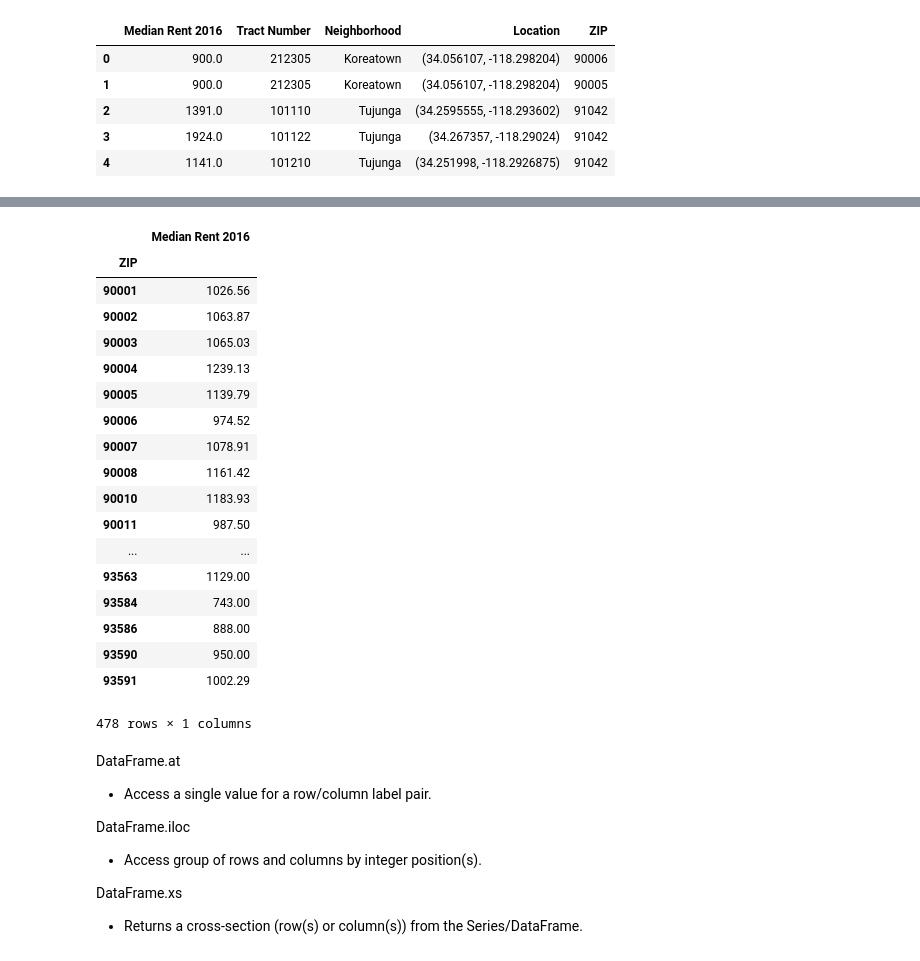
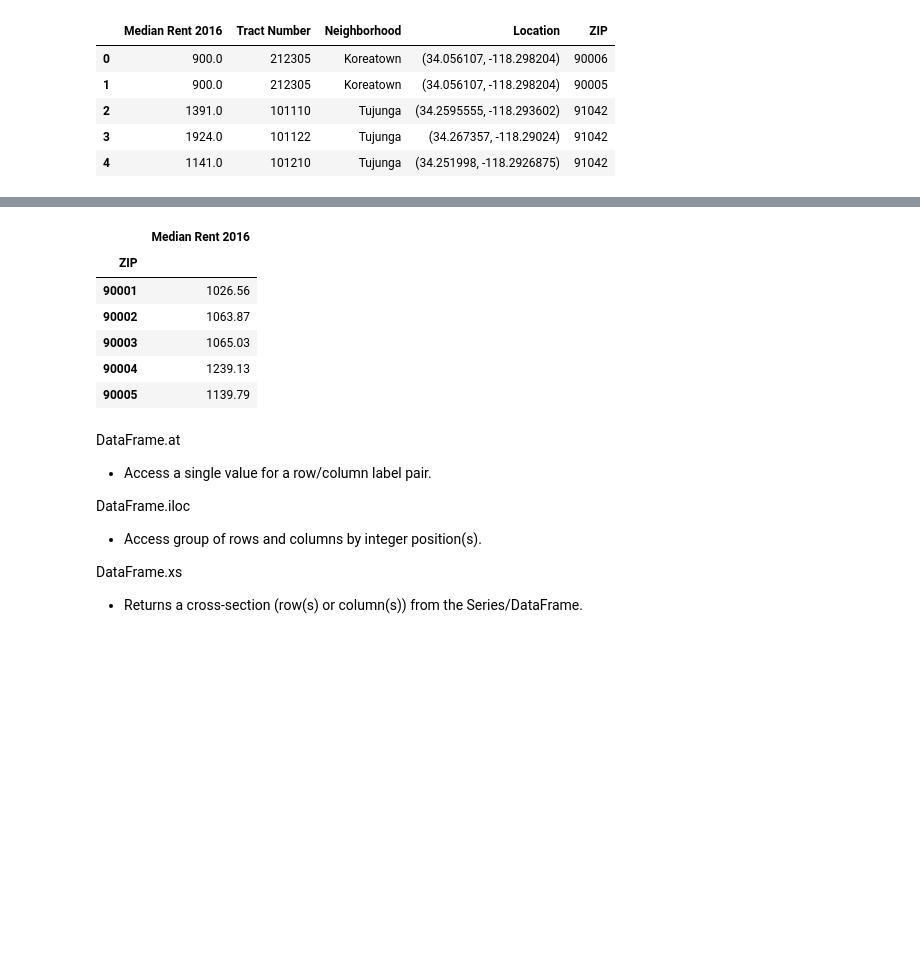
Before and after one commit to RandallPark/USCGroupProj, a Jupyter notebook: Housing/HousingNotebook.ipynb, the cells around one changed output, grey strips where cells are left out. Cells and saved outputs as stored; diff of their text form; code cells hidden in the pictures; blank space fills up the shorter version.

````diff
--- a/Housing/HousingNotebook.ipynb
+++ b/Housing/HousingNotebook.ipynb
@@ -69,3 +81,7 @@ DataFrame.rename supports two calling conventions
 1  2  5
 2  3  6
 ```
+# %%
+#Create DataFrame with just 2016(most recent) data
+housing_2016 = housing_data[housing_data.Date == '1/1/16']
+housing_2016
@@ -72,7 +107,4 @@ DataFrame.rename supports two calling conventions
 # %%
-#Create DataFrame with just 2016(most recent) data
-housing_2016 = housing_data[housing_data.Date == '01/01/2016']
-
 housing_2016 = housing_2016.dropna(subset=['Amount'])
 
 #Reset index for new DF
@@ -87,7 +119,7 @@ housing_2016 = housing_2016.drop(['Policy Area','Year','Variable','Dataset', 'Tr
 #Rename column
 housing_2016= housing_2016.rename(columns = {'Amount': 'Median Rent 2016'})
 
-housing_2016.head()
+housing_2016
 #by_neighborhood = housing_data.goupby
 # %% [output]
 |  | Median Rent 2016 | Tract Number | Neighborhood | Location |
@@ -206,28 +230,16 @@ housing_with_zip1
 # %%
 #housing_with_zip2 = housing_with_zip.drop()
 housing_with_zip2 = pd.DataFrame(round(housing_with_zip.groupby(['ZIP']).mean(),2))
 housing_with_zip2 = housing_with_zip2.drop('Tract Number', axis=1)
-housing_with_zip2
+housing_with_zip2.head()
 # %% [output]
 |  | Median Rent 2016 |
 | ZIP |  |
 | 90001 | 1026.56 |
 | 90002 | 1063.87 |
 | 90003 | 1065.03 |
 | 90004 | 1239.13 |
 | 90005 | 1139.79 |
-| 90006 | 974.52 |
-| 90007 | 1078.91 |
-| 90008 | 1161.42 |
-| 90010 | 1183.93 |
-| 90011 | 987.50 |
-| ... | ... |
-| 93563 | 1129.00 |
-| 93584 | 743.00 |
-| 93586 | 888.00 |
-| 93590 | 950.00 |
-| 93591 | 1002.29 |
-478 rows × 1 columns
 # %%
 housing_2016.to_csv('LA_rentmedian_nozip.csv')
 # %%
````
Also changed, not shown: parts of 15 cells of this notebook, 1 other file.
